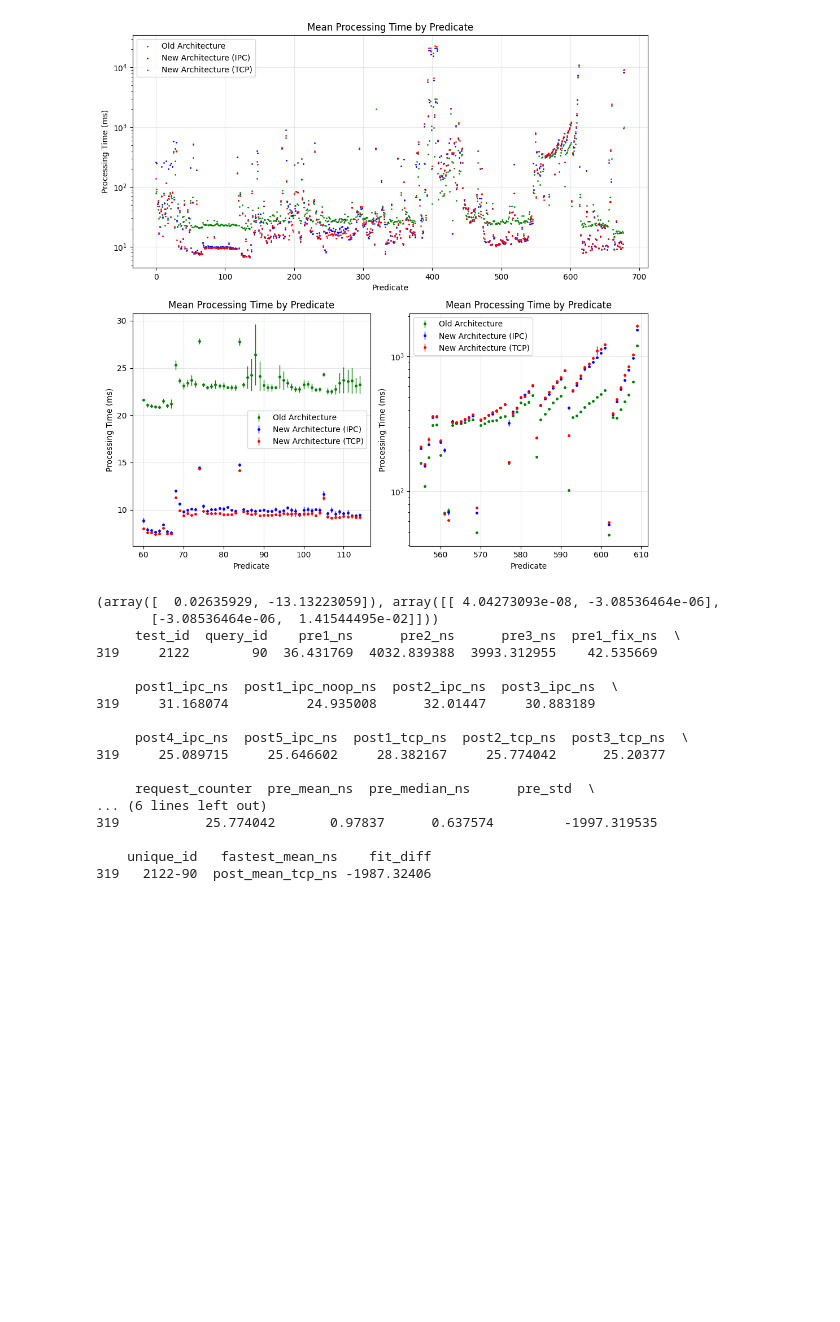
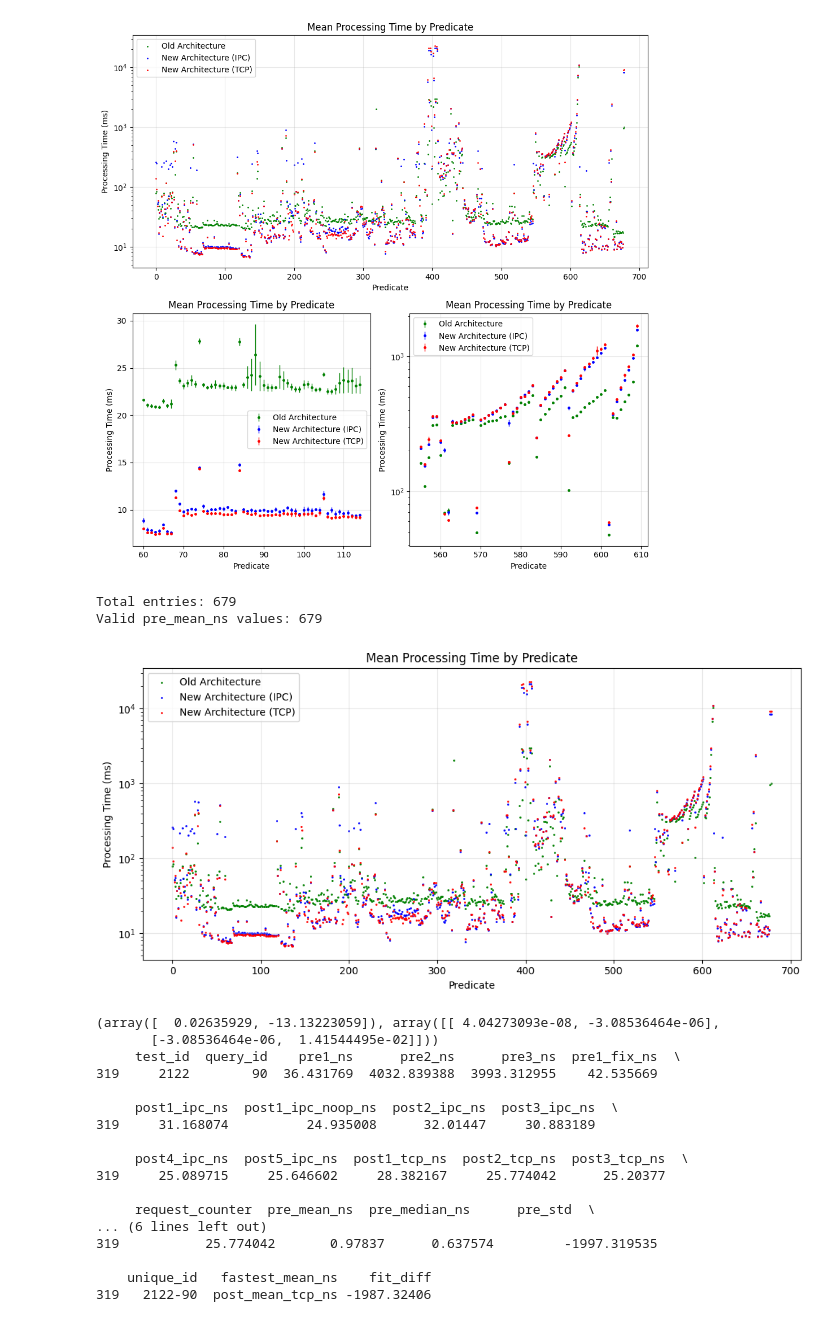
Before and after one commit to SilenZcience/ScientificWork, a Jupyter notebook: BachelorThesis/Thesis/PerformanceEvaluation/performance_evaluation.ipynb, the cells around one changed output. Saved outputs shown, nothing was run; the diff lists cells and outputs as text; code cells hidden in the pictures; blank space fills up the shorter version.

Commit message:
added small overhead graphic variant

```diff
--- a/BachelorThesis/Thesis/PerformanceEvaluation/performance_evaluation.ipynb
+++ b/BachelorThesis/Thesis/PerformanceEvaluation/performance_evaluation.ipynb
@@ -194,6 +194,39 @@ plt.savefig('processingtime.png')
 Total entries: 679
 Valid pre_mean_ns values: 679
 [figure]
+# %%
+
+df_mask = df
+
+print(f"Total entries: {len(df_mask)}")
+print(f"Valid pre_mean_ns values: {df_mask['pre_mean_ns'].count()}")
+
+# rohdaten
+
+plt.figure(figsize=(10, 5))
+
+# axs[0][0].errorbar(range(len(df_mask)), df_mask['pre_mean_ns'], yerr=stdandardabweichung_pre, fmt='.',elinewidth=1, markersize='5', color='green', alpha=1, label='Old Architecture')
+plt.scatter(range(len(df_mask)), df_mask['pre_mean_ns'], s=1, color='green', alpha=1, label='Old Architecture')
+plt.scatter(range(len(df_mask)), df_mask['post_mean_ipc_ns'], s=1, color='blue', alpha=1, label='New Architecture (IPC)')
+plt.scatter(range(len(df_mask)), df_mask['post_mean_tcp_ns'], s=1, color='red', alpha=1, label='New Architecture (TCP)')
+
+plt.xlabel('Predicate')
+plt.ylabel('Processing Time (ms)')
+plt.yscale('log')  # Apply log scale to y-axis if needed
+plt.title('Mean Processing Time by Predicate')
+plt.grid(True, alpha=0.3)
+plt.legend()
+
+plt.tight_layout()
+# plt.show()
+plt.savefig('processingtime_small.pdf')
+plt.savefig('processingtime_small.png')
+
+# ->
+# %% [output]
+Total entries: 679
+Valid pre_mean_ns values: 679
+[figure, added]
 # %%
 # systematiken erkennen
 # initialer overhead ist sichtbar
```
Also changed, not shown: 2 other files.
